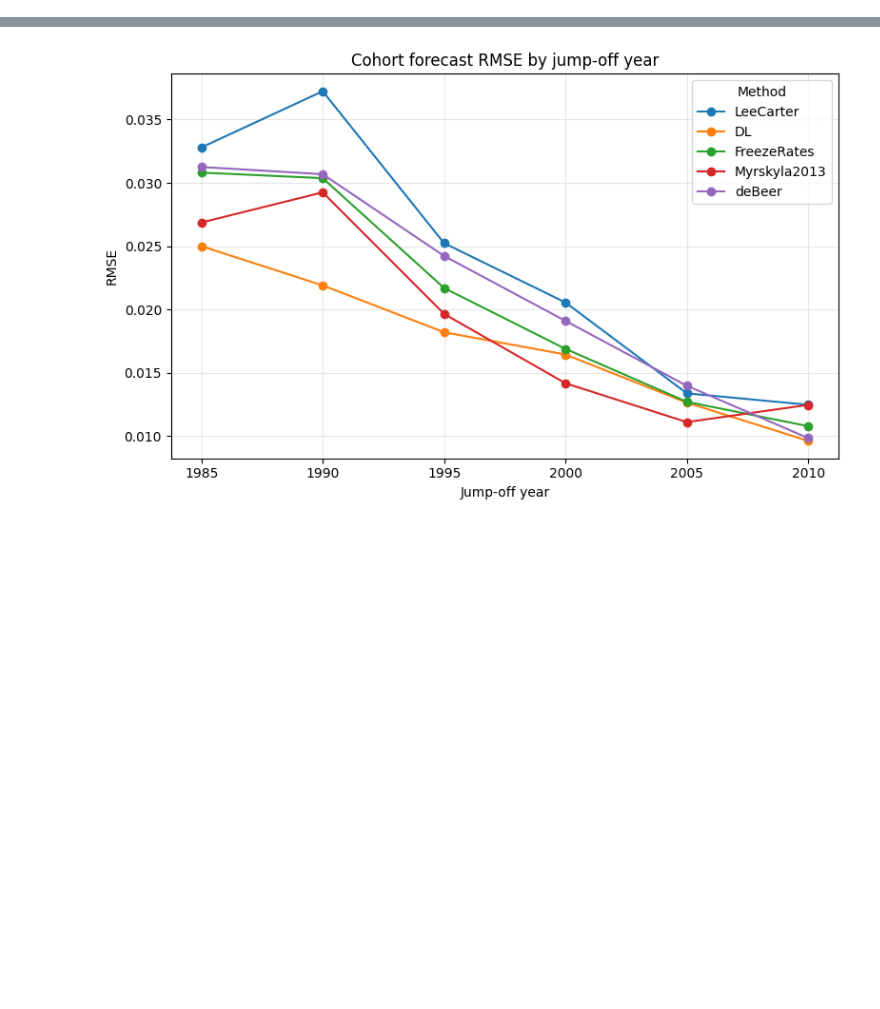
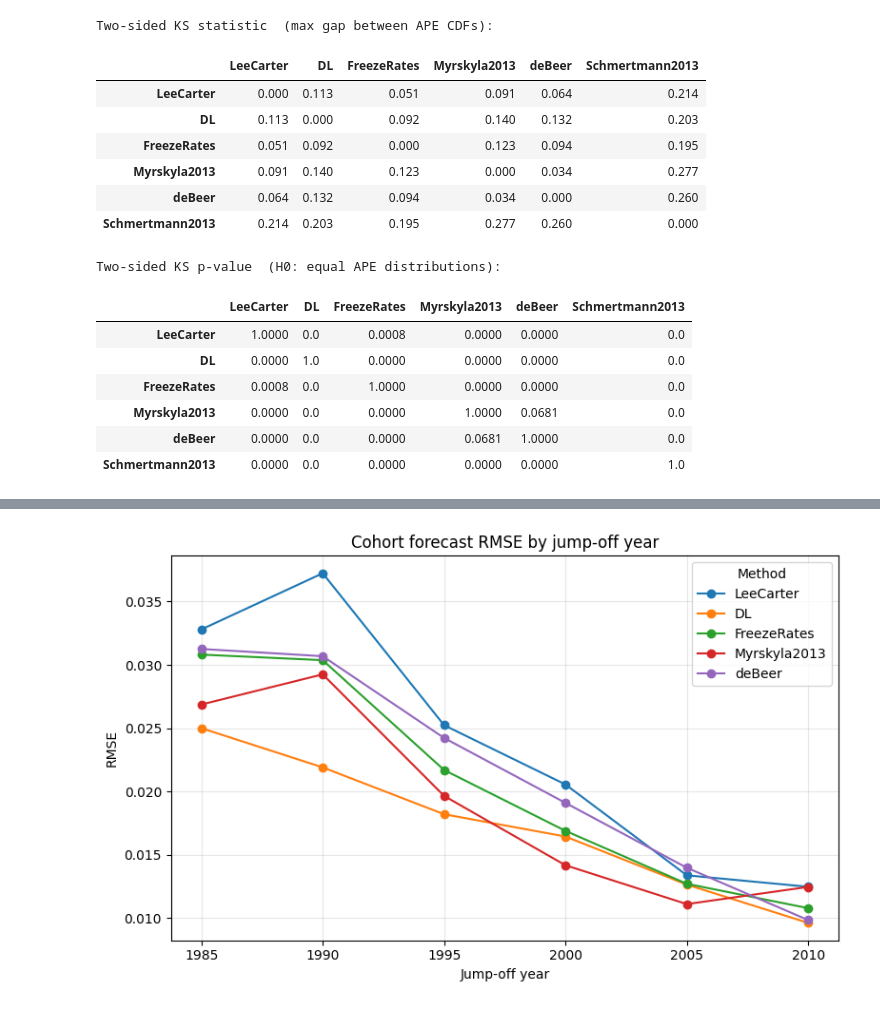
Before and after one commit to paigenpark/deep-fert, a Jupyter notebook: code/evaluation/eval_figures_cohort.ipynb, the cells around one changed output, grey strips where cells are left out. Saved outputs shown, nothing was run; the diff lists cells and outputs as text; code cells hidden in the pictures; blank space fills up the shorter version.

```diff
--- a/code/evaluation/eval_figures_cohort.ipynb
+++ b/code/evaluation/eval_figures_cohort.ipynb
@@ -94,0 +181,36 @@ rmse_joy_table
+# %%
+# ============================================================
+# Two-sided KS: are the CCF-APE distributions equal across models?
+# ============================================================
+# H0: the two models' APE CDFs are identical. A small p-value means the models'
+# completed-cohort-fertility error distributions differ significantly.
+names = list(ape_by_model)
+ks2_stat = pd.DataFrame(index=names, columns=names, dtype=float)
+ks2_pval = pd.DataFrame(index=names, columns=names, dtype=float)
+for a in names:
+    for b in names:
+        res = ks_2samp(ape_by_model[a].values, ape_by_model[b].values)
+        ks2_stat.loc[a, b] = res.statistic
+        ks2_pval.loc[a, b] = res.pvalue
+
+print('Two-sided KS statistic  (max gap between APE CDFs):')
+display(ks2_stat.round(3))
+print('\nTwo-sided KS p-value  (H0: equal APE distributions):')
+display(ks2_pval.round(4))
+# %% [output]
+Two-sided KS statistic  (max gap between APE CDFs):
+|  | LeeCarter | DL | FreezeRates | Myrskyla2013 | deBeer | Schmertmann2013 |
+| LeeCarter | 0.000 | 0.113 | 0.051 | 0.091 | 0.064 | 0.214 |
+| DL | 0.113 | 0.000 | 0.092 | 0.140 | 0.132 | 0.203 |
+| FreezeRates | 0.051 | 0.092 | 0.000 | 0.123 | 0.094 | 0.195 |
+| Myrskyla2013 | 0.091 | 0.140 | 0.123 | 0.000 | 0.034 | 0.277 |
+| deBeer | 0.064 | 0.132 | 0.094 | 0.034 | 0.000 | 0.260 |
+| Schmertmann2013 | 0.214 | 0.203 | 0.195 | 0.277 | 0.260 | 0.000 |
+Two-sided KS p-value  (H0: equal APE distributions):
+|  | LeeCarter | DL | FreezeRates | Myrskyla2013 | deBeer | Schmertmann2013 |
+| LeeCarter | 1.0000 | 0.0 | 0.0008 | 0.0000 | 0.0000 | 0.0 |
+| DL | 0.0000 | 1.0 | 0.0000 | 0.0000 | 0.0000 | 0.0 |
+| FreezeRates | 0.0008 | 0.0 | 1.0000 | 0.0000 | 0.0000 | 0.0 |
+| Myrskyla2013 | 0.0000 | 0.0 | 0.0000 | 1.0000 | 0.0681 | 0.0 |
+| deBeer | 0.0000 | 0.0 | 0.0000 | 0.0681 | 1.0000 | 0.0 |
+| Schmertmann2013 | 0.0000 | 0.0 | 0.0000 | 0.0000 | 0.0000 | 1.0 |
```
Also changed, not shown: parts of 7 cells of this notebook, 3 other files.
